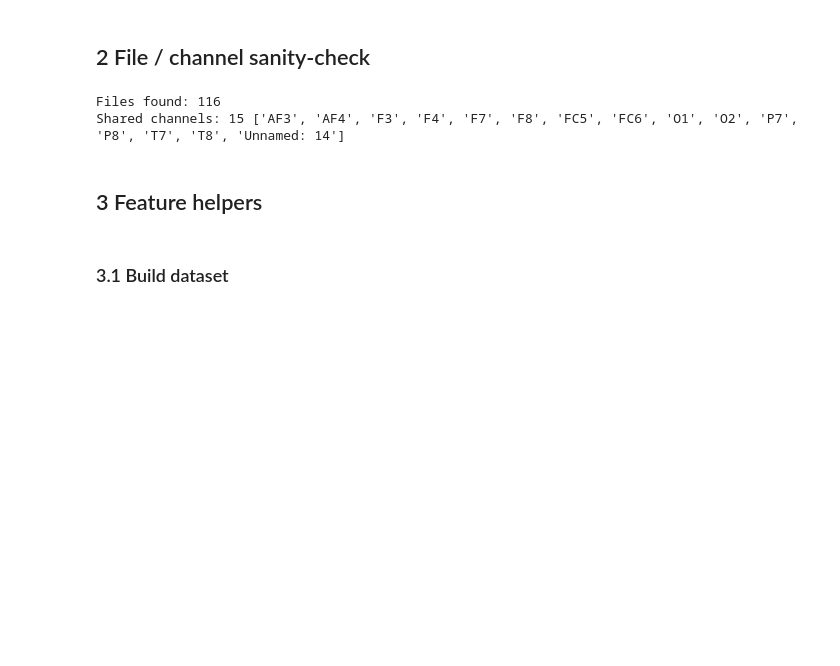
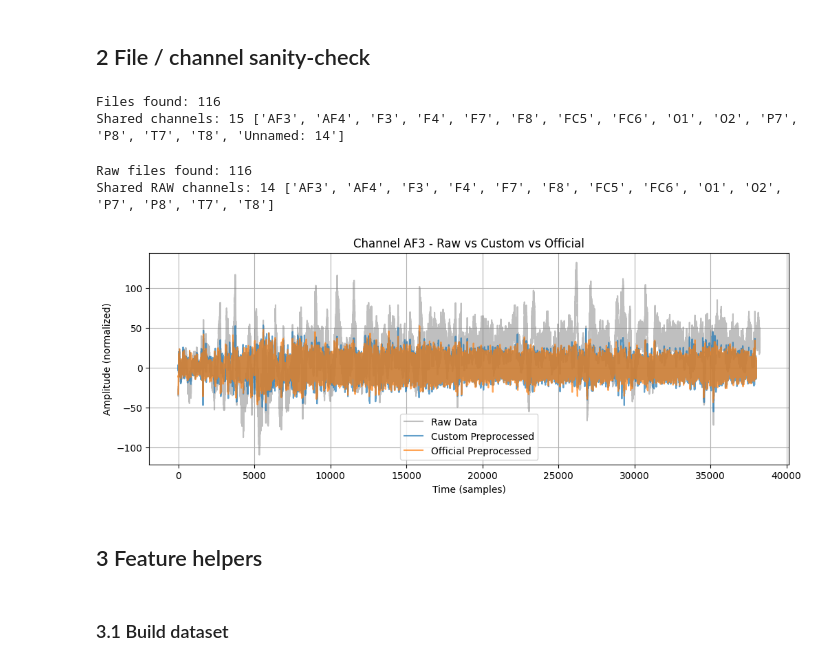
Before and after one commit to dromaniv/emotion-recognition, a Jupyter notebook: notebooks/emotion_classifier.ipynb, the cells around one changed output. Cells and saved outputs as stored; diff of their text form; code cells hidden in the pictures; blank space fills up the shorter version.

Commit message:
Add comparison between preprocessings

```diff
--- a/notebooks/emotion_classifier.ipynb
+++ b/notebooks/emotion_classifier.ipynb
@@ -116,3 +116,24 @@ WIN_SAMP = FS * WIN_SEC
 # %% [output]
 Files found: 116
 Shared channels: 15 ['AF3', 'AF4', 'F3', 'F4', 'F7', 'F8', 'FC5', 'FC6', 'O1', 'O2', 'P7', 'P8', 'T7', 'T8', 'Unnamed: 14']
+# %%
+# Load raw EEG CSV files (each file = one emotion run)
+raw_csv_files = sorted(
+    [
+        p
+        for p in DATA_ROOT.rglob("*.csv")
+        if "Raw" in p.as_posix()
+    ]
+)
+print("Raw files found:", len(raw_csv_files))
+
+# Optional: check shared numeric columns across raw CSVs
+raw_common_cols = None
+for fp in raw_csv_files:
+    cols = set(pd.read_csv(fp, nrows=1).select_dtypes("number").columns)
+    raw_common_cols = cols if raw_common_cols is None else (raw_common_cols & cols)
+raw_common_cols = sorted(raw_common_cols)
+print("Shared RAW channels:", len(raw_common_cols), raw_common_cols)
+# %% [output]
+Raw files found: 116
+Shared RAW channels: 14 ['AF3', 'AF4', 'F3', 'F4', 'F7', 'F8', 'FC5', 'FC6', 'O1', 'O2', 'P7', 'P8', 'T7', 'T8']
@@ -119,3 +221,20 @@ Shared channels: 15 ['AF3', 'AF4', 'F3', 'F4', 'F7', 'F8', 'FC5', 'FC6', 'O1', '
+# %%
+# Step 1: Choose a raw file and its matching preprocessed file
+raw_fp = raw_csv_files[0]  # Update to select the desired raw file
+stem = raw_fp.stem.replace("Raw", "")
+matched_preproc = [p for p in csv_files if stem in p.stem][0]  # Match the preprocessed file
+
+# Step 2: Compare preprocessing between raw and official preprocessed
+raw_data, preproc_data = compare_preprocessing(raw_fp, matched_preproc, raw_common_cols)
+
+# Step 3: Load the raw unprocessed data for comparison
+raw_df = pd.read_csv(raw_fp)
+raw_data_unprocessed = raw_df[raw_common_cols].dropna().to_numpy()
+
+# Step 4: Plot comparison for a specific channel (example: 'AF3')
+plot_channel_comparison(raw_data, preproc_data, raw_data_unprocessed, channel_idx=0, ch_name=common_cols[0])
+# %% [output]
+[figure, added]
 # %% [markdown]
 ## 3 Feature helpers
 # %%
```
Also changed, not shown: parts of 9 cells of this notebook.
